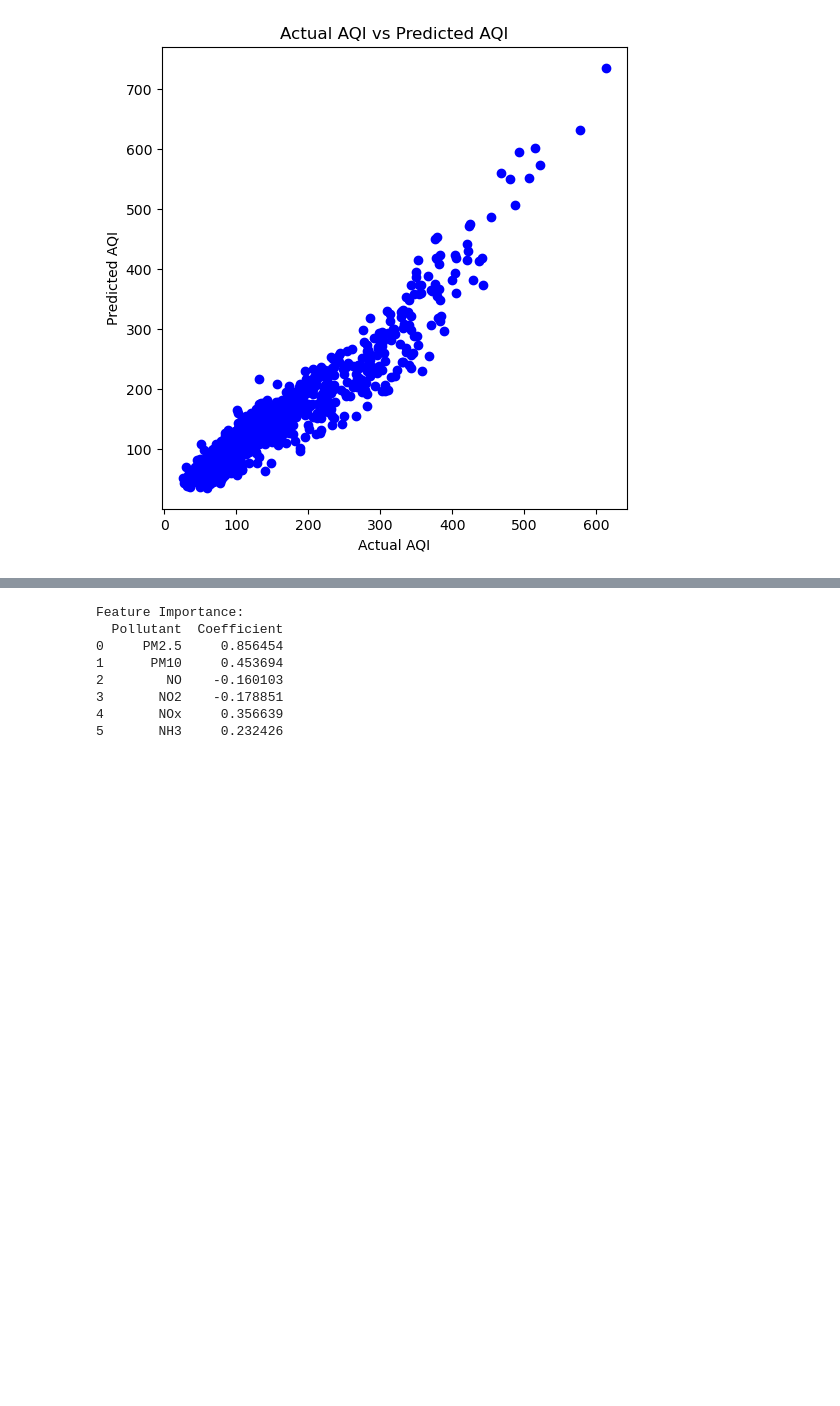
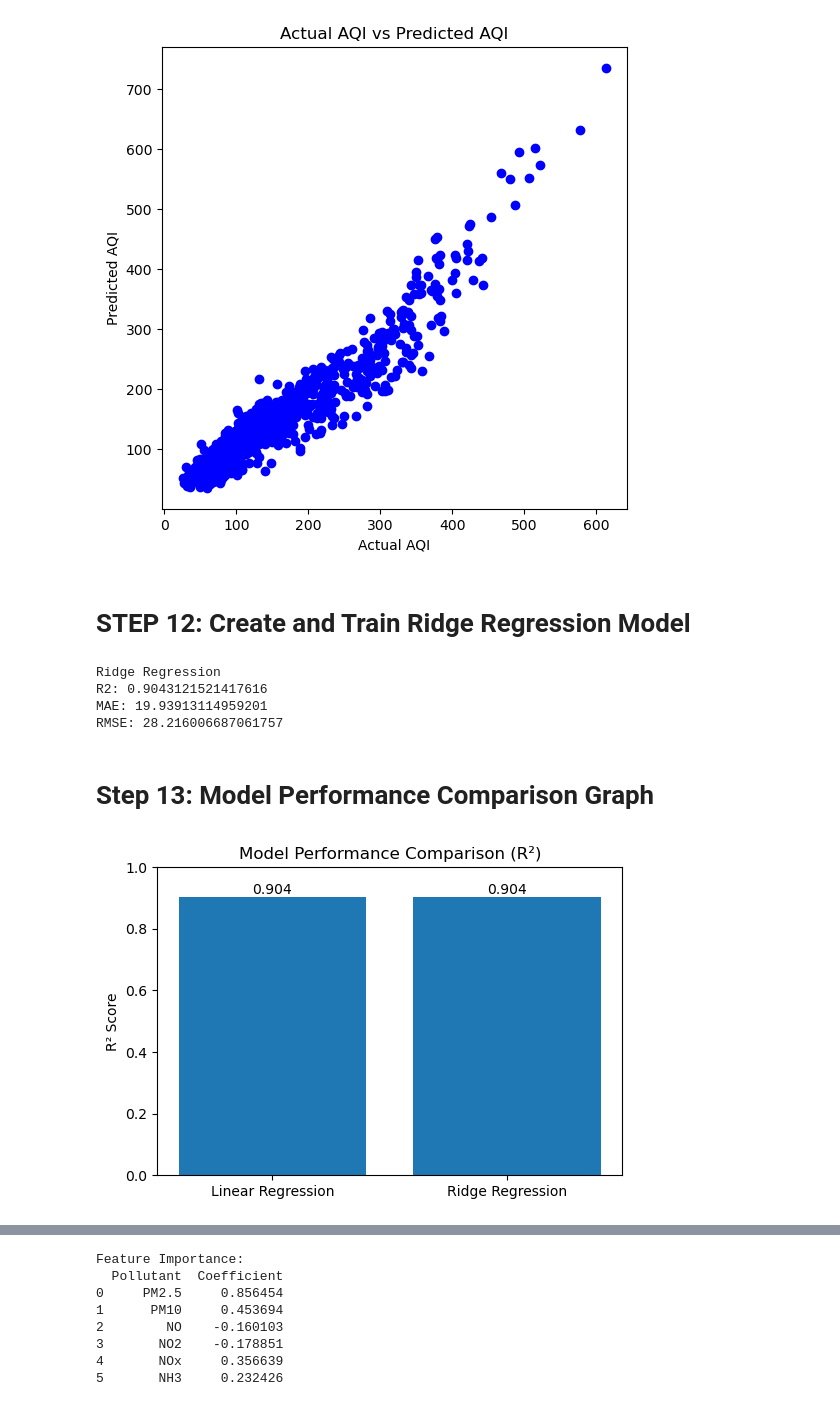
Before and after one commit to Praneetb2929/AQI-Prediction, a Jupyter notebook: training.ipynb, the cells around one changed output, grey strips where cells are left out. Drawn from its saved outputs; the diff is of its cells as text; code cells hidden in the pictures; blank space fills up the shorter version.

```diff
--- a/training.ipynb
+++ b/training.ipynb
@@ -199,3 +199,51 @@ plt.title("Actual AQI vs Predicted AQI")
 plt.show()
 # %% [output]
 [figure]
+# %% [markdown]
+# STEP 12: Create and Train Ridge Regression Model
+# %%
+from sklearn.linear_model import Ridge
+
+ridge_model = Ridge(alpha=1.0)  # alpha = regularization strength
+ridge_model.fit(X_train, y_train)
+
+y_pred_ridge = ridge_model.predict(X_test)
+# %%
+print("\nRidge Regression")
+print("R2:", r2_score(y_test, y_pred_ridge))
+print("MAE:", mean_absolute_error(y_test, y_pred_ridge))
+print("RMSE:", np.sqrt(mean_squared_error(y_test, y_pred_ridge)))
+# %% [output]
+Ridge Regression
+R2: 0.9043121521417616
+MAE: 19.93913114959201
+RMSE: 28.216006687061757
+# %% [markdown]
+# Step 13: Model Performance Comparison Graph
+# %%
+from sklearn.metrics import r2_score
+
+r2_linear = r2_score(y_test, y_pred)
+r2_ridge = r2_score(y_test, y_pred_ridge)
+# %%
+import matplotlib.pyplot as plt
+
+models = ["Linear Regression", "Ridge Regression"]
+r2_scores = [r2_linear, r2_ridge]
+
+plt.figure(figsize=(6,4))
+bars = plt.bar(models, r2_scores)
+
+plt.ylabel("R² Score")
+plt.title("Model Performance Comparison (R²)")
+plt.ylim(0,1)
+
+# Add score values on top
+for bar in bars:
+    height = bar.get_height()
+    plt.text(bar.get_x() + bar.get_width()/2, height,
+             f"{height:.3f}", ha='center', va='bottom')
+
+plt.show()
+# %% [output]
+[figure, added]
```
Also changed, not shown: parts of 6 cells of this notebook.
